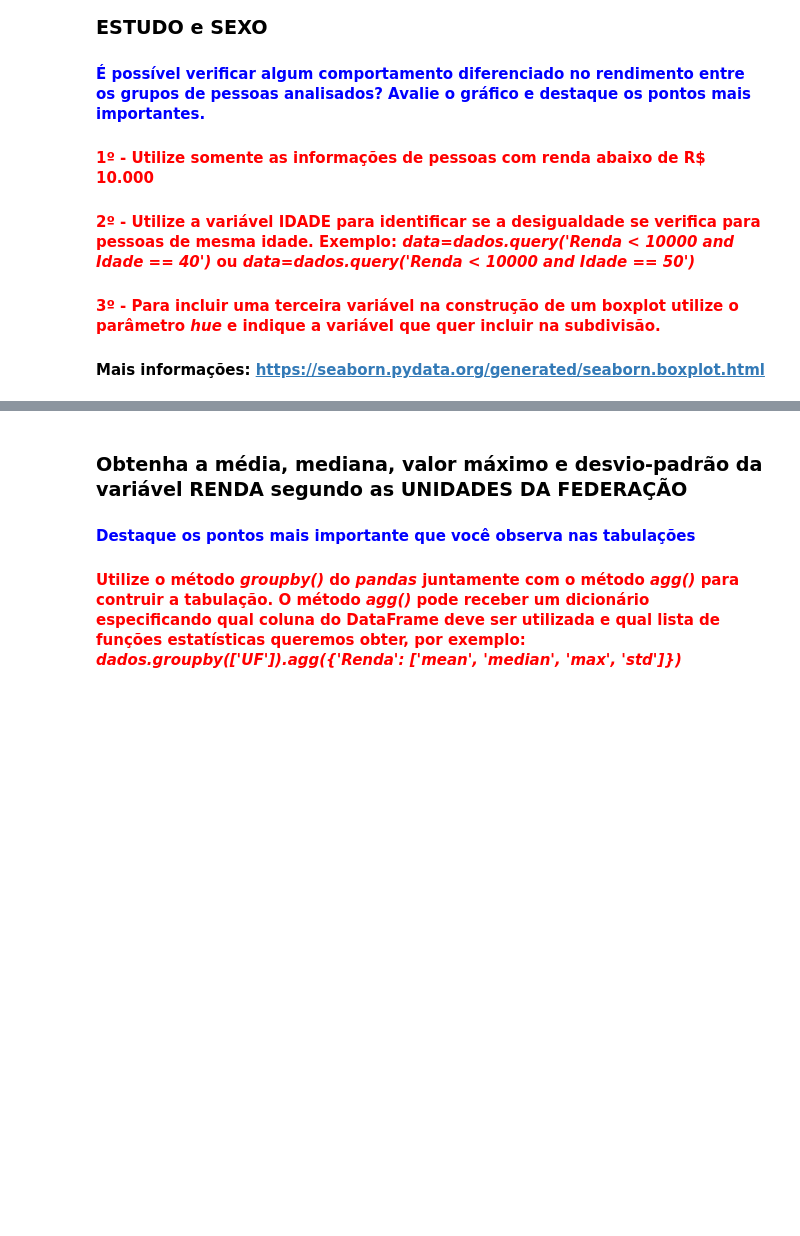
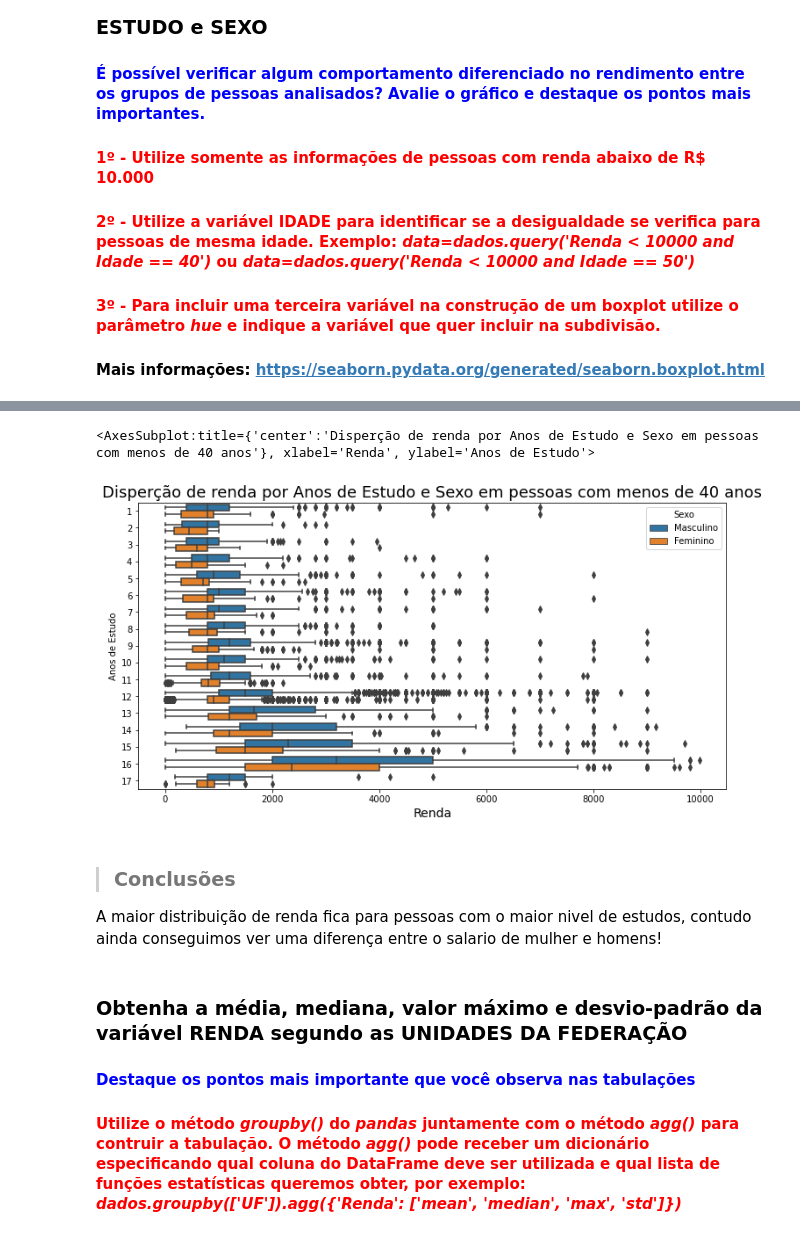
Before and after one commit to Caiocof/Estatistica_Python_01, a Jupyter notebook: Exercicios/Análise_Descritiva.ipynb, the cells around one changed output, grey strips where cells are left out. Cells and saved outputs as stored; diff of their text form; code cells hidden in the pictures; blank space fills up the shorter version.

```diff
--- a/Exercicios/Análise_Descritiva.ipynb
+++ b/Exercicios/Análise_Descritiva.ipynb
@@ -574,3 +643,16 @@ Escreva suas conclusões aqui...
+# %%
+ax = sns.boxplot(x='Renda', y='Anos de Estudo', hue='Sexo', orient='h', data=renda.query('Idade < 40'))
+ax.figure.set_size_inches(12,6)
+ax.set_title('Disperção de renda por Anos de Estudo e Sexo em pessoas com menos de 40 anos', fontsize=18)
+ax.set_xlabel('Renda', fontsize=14)
+ax
+# %% [output]
+<AxesSubplot:title={'center':'Disperção de renda por Anos de Estudo e Sexo em pessoas com menos de 40 anos'}, xlabel='Renda', ylabel='Anos de Estudo'>
+[figure, added]
+# %% [markdown]
+> ### Conclusões
+
+A maior distribuição de renda fica para pessoas com o maior nivel de estudos, contudo ainda conseguimos ver uma diferença entre o salario de mulher e homens!
 # %% [markdown]
 ### Obtenha a média, mediana, valor máximo e desvio-padrão da variável RENDA segundo as UNIDADES DA FEDERAÇÃO
 #### <font color='blue'>Destaque os pontos mais importante que você observa nas tabulações</font>
```
Also changed, not shown: parts of 17 cells of this notebook, 1 other file.
